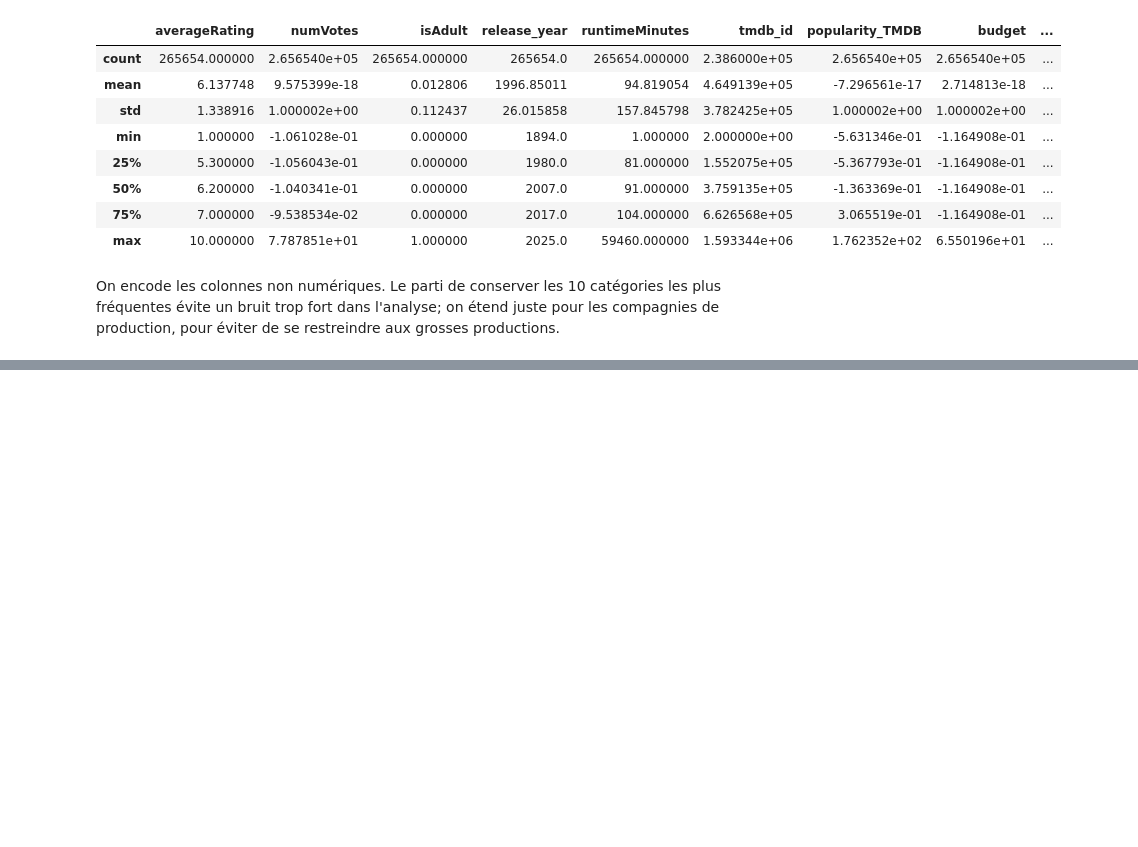
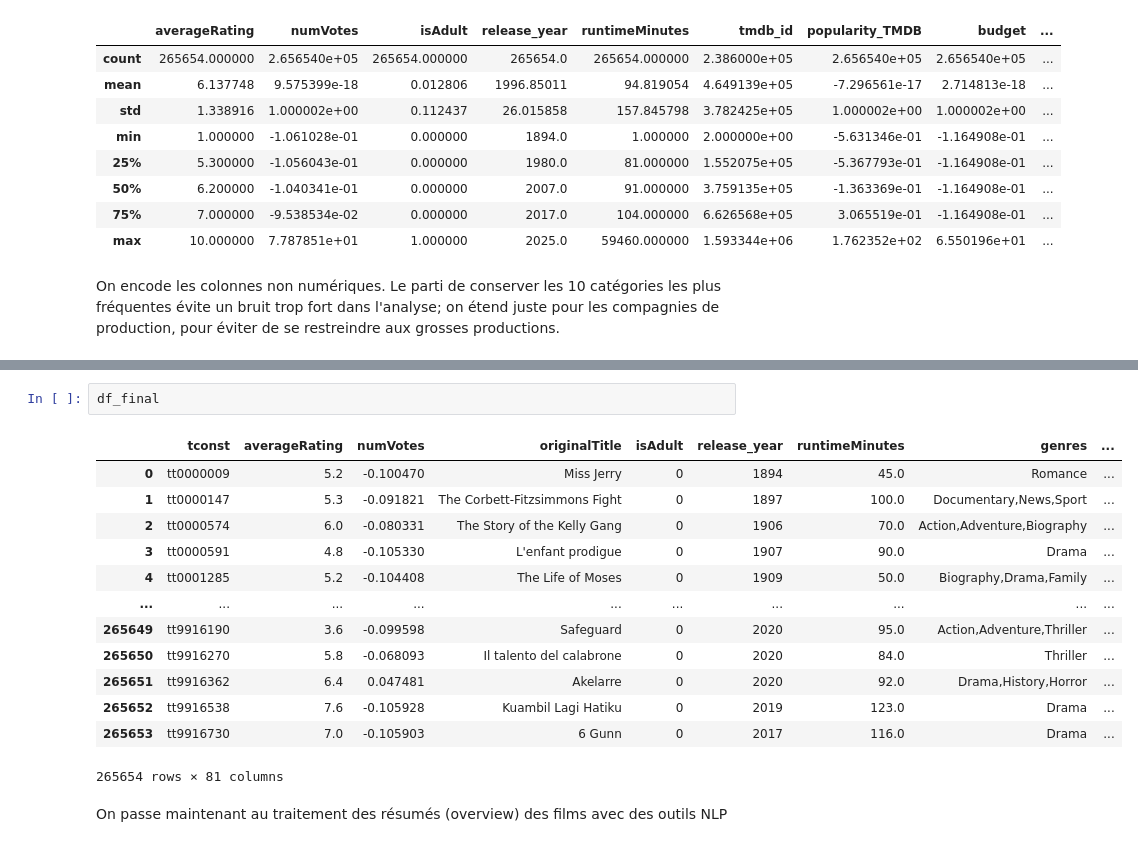
Before and after one commit to enzo-joly/projet_python_films, a Jupyter notebook: Data analysis/analysis_IMDB_ratings.ipynb, the cells around one changed output, grey strips where cells are left out. Cells and saved outputs as stored; diff of their text form; blank space fills up the shorter version.

```diff
--- a/Data analysis/analysis_IMDB_ratings.ipynb
+++ b/Data analysis/analysis_IMDB_ratings.ipynb
@@ -505,3 +505,21 @@ Traitement de la colonne : production_companies...
 
 Encodage terminé !
 Nouvelles dimensions du DataFrame : (265654, 81)
+# %%
+df_final
+# %% [output]
+|  | tconst | averageRating | numVotes | originalTitle | isAdult | release_year | runtimeMinutes | genres | ... |
+| 0 | tt0000009 | 5.2 | -0.100470 | Miss Jerry | 0 | 1894 | 45.0 | Romance | ... |
+| 1 | tt0000147 | 5.3 | -0.091821 | The Corbett-Fitzsimmons Fight | 0 | 1897 | 100.0 | Documentary,News,Sport | ... |
+| 2 | tt0000574 | 6.0 | -0.080331 | The Story of the Kelly Gang | 0 | 1906 | 70.0 | Action,Adventure,Biography | ... |
+| 3 | tt0000591 | 4.8 | -0.105330 | L'enfant prodigue | 0 | 1907 | 90.0 | Drama | ... |
+| 4 | tt0001285 | 5.2 | -0.104408 | The Life of Moses | 0 | 1909 | 50.0 | Biography,Drama,Family | ... |
+| ... | ... | ... | ... | ... | ... | ... | ... | ... | ... |
+| 265649 | tt9916190 | 3.6 | -0.099598 | Safeguard | 0 | 2020 | 95.0 | Action,Adventure,Thriller | ... |
+| 265650 | tt9916270 | 5.8 | -0.068093 | Il talento del calabrone | 0 | 2020 | 84.0 | Thriller | ... |
+| 265651 | tt9916362 | 6.4 | 0.047481 | Akelarre | 0 | 2020 | 92.0 | Drama,History,Horror | ... |
+| 265652 | tt9916538 | 7.6 | -0.105928 | Kuambil Lagi Hatiku | 0 | 2019 | 123.0 | Drama | ... |
+| 265653 | tt9916730 | 7.0 | -0.105903 | 6 Gunn | 0 | 2017 | 116.0 | Drama | ... |
+265654 rows × 81 columns
+# %% [markdown]
+On passe maintenant au traitement des résumés (overview) des films avec des outils NLP
```
Also changed, not shown: parts of 15 cells of this notebook.
